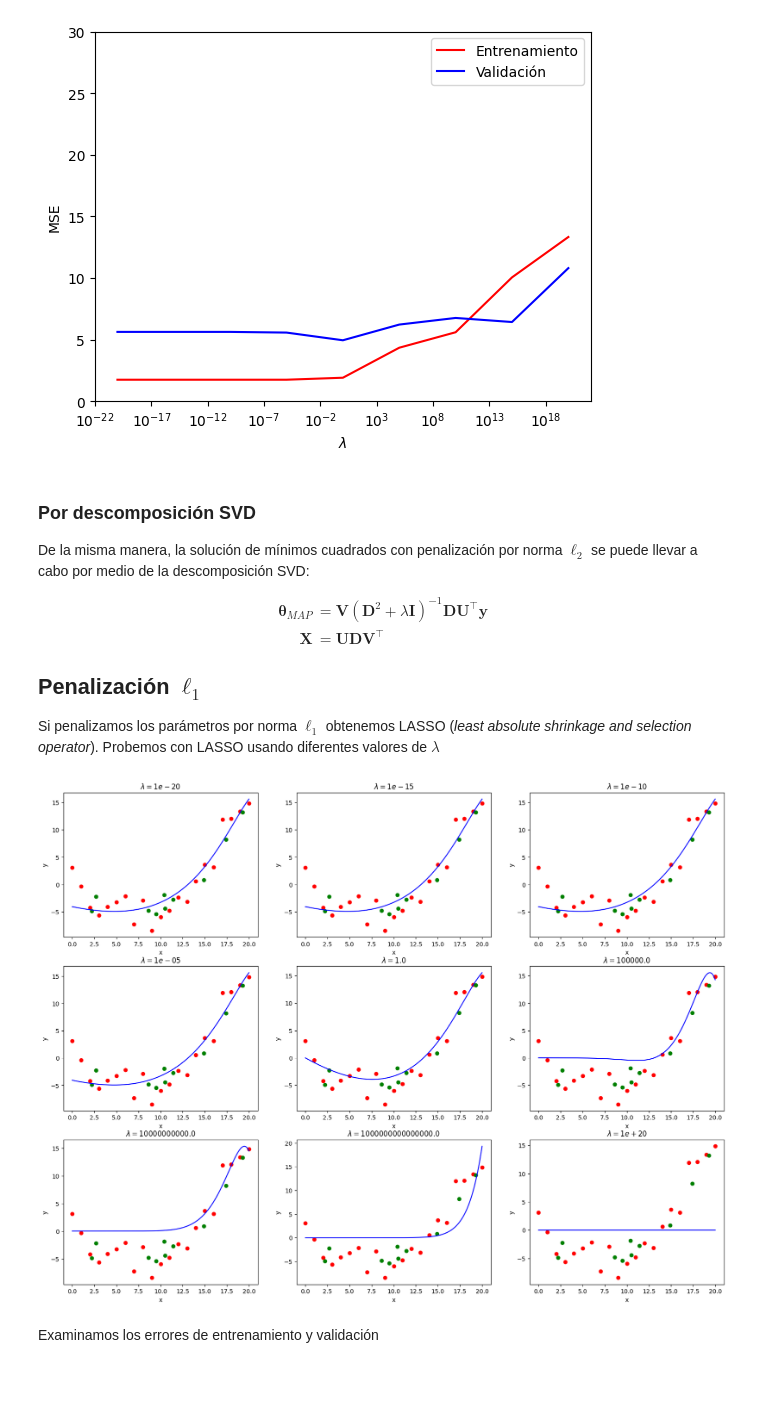
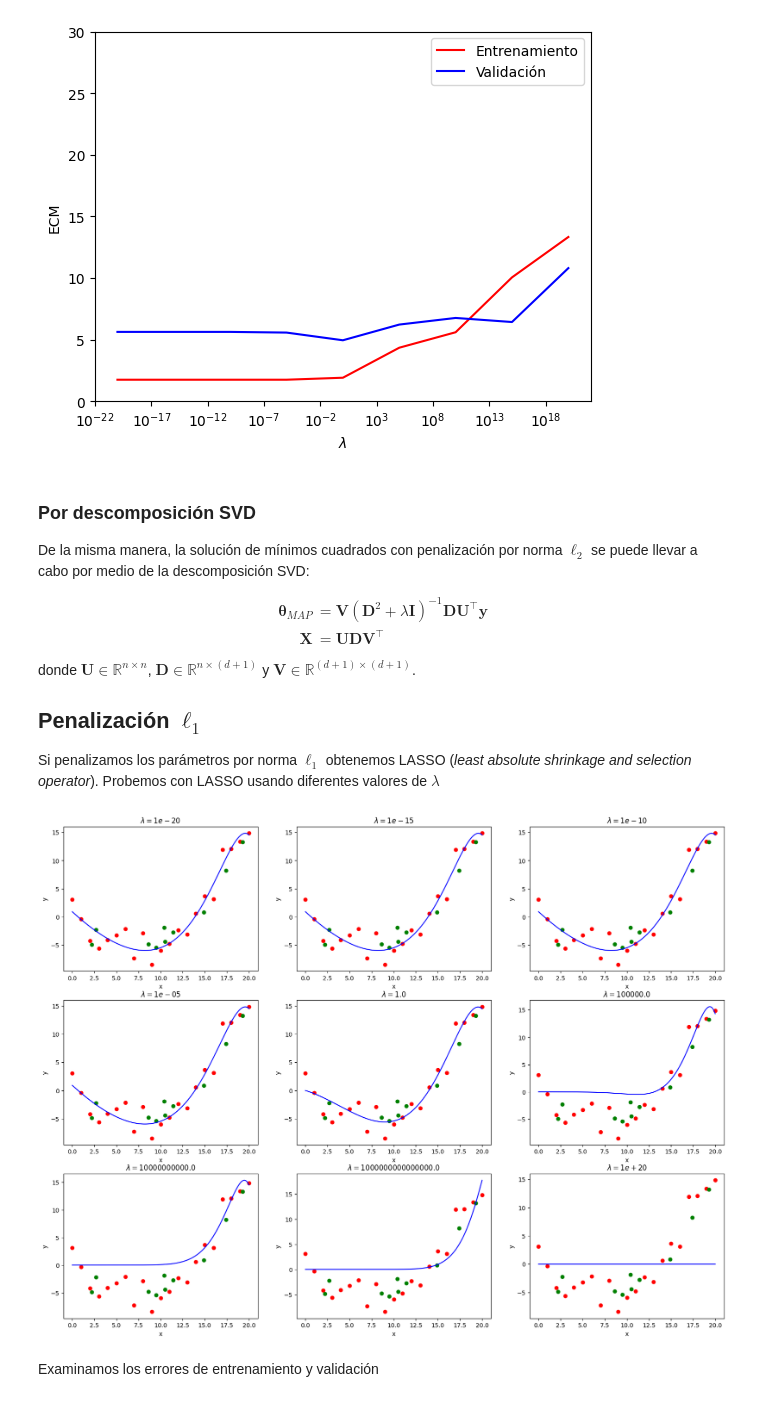
Before and after one commit to gibranfp/CursoAprendizajeAutomatizado, a Jupyter notebook: notebooks/2b_regularizacion.ipynb, the cells around one changed output. Drawn from its saved outputs; the diff is of its cells as text; code cells hidden in the pictures.

```diff
--- a/notebooks/2b_regularizacion.ipynb
+++ b/notebooks/2b_regularizacion.ipynb
@@ -180,7 +200,7 @@ plt.show()
 # %% [markdown]
 Revisemos más de cerca el ajuste del modelo para grado 20
 # %%
-y_hat_rango, mse_ent, mse_valid = entrena_evalua(MinimosCuadradosQR(),
+y_hat_rango, ecm_ent, ecm_valid = entrena_evalua(MinimosCuadradosQR(),
                                                  X_ent,
                                                  y_ent,
                                                  X_valid,
@@ -239,11 +262,11 @@ Entrenamos y evaluamos el método de regresión lineal con penalización por nor
 # %%
 plt.figure(figsize=(20,15))
 lambdas = np.geomspace(1e-20, 1e20, num=9)
-mse_ent_lambdas = np.zeros(lambdas.shape[0])
-mse_valid_lambas = np.zeros(lambdas.shape[0])
+ecm_ent_lambdas = np.zeros(lambdas.shape[0])
+ecm_valid_lambas = np.zeros(lambdas.shape[0])
 for i,l in enumerate(lambdas):
   plt.subplot(3, 3, i + 1)
-  y_hat_rango, mse_ent_lambdas[i], mse_valid_lambas[i] = entrena_evalua(MinimosCuadradosL2(lc=l),
+  y_hat_rango, ecm_ent_lambdas[i], ecm_valid_lambas[i] = entrena_evalua(MinimosCuadradosL2(lc=l),
                                                                         X_ent,
                                                                         y_ent,
                                                                         X_valid,
@@ -289,18 +314,25 @@ class MinimosCuadradosL2QR(RegresionLineal):
     self._lc = lc
 
   def _estima_parametros(self, X, y):
-    lcI = np.sqrt(self._lc * np.identity(X.shape[1]))
-    X_tilde = np.concatenate((X, lcI))
-    y_tilde = np.concatenate((y, np.zeros(X.shape[1])))
+    lcI = np.sqrt(self._lc) * np.identity(X.shape[1])
+    X_tilde = np.concatenate((X, lcI), axis = 0)
+    y_tilde = np.concatenate((y, np.zeros(X.shape[1])), axis = 0)
+
     q, r = np.linalg.qr(X_tilde)
-    self.parameters = np.linalg.inv(r) @ q.T @ y_tilde
+
+    # Más estable numéricamente y eficiente que invertir R es resolver
+    # Rθ = Q^T y_tilde
+    self.parameters = np.linalg.solve(r, q.T @ y_tilde)
+
+    # Equivalente pero menos recomendable numéricamente
+    # self.parameters = np.linalg.inv(r) @ q.T @ y_tilde
 # %% [markdown]
 Repetimos el proceso anterior
 # %%
 plt.figure(figsize=(20,15))
 for i,l in enumerate(lambdas):
   plt.subplot(3, 3, i + 1)
-  y_hat_rango, mse_ent_lambdas[i], mse_valid_lambas[i] = entrena_evalua(MinimosCuadradosL2QR(lc=l),
+  y_hat_rango, ecm_ent_lambdas[i], ecm_valid_lambas[i] = entrena_evalua(MinimosCuadradosL2QR(lc=l),
                                                                         X_ent,
                                                                         y_ent,
                                                                         X_valid,
@@ -338,32 +370,33 @@ De la misma manera, la solución de mínimos cuadrados con penalización por nor
 \mathbf{X} & = \mathbf{U} \mathbf{D} \mathbf{V}^\top
 \end{align*}
 
+donde $\textbf{U} \in \mathbb{R}^{n \times n}$, $\textbf{D} \in \mathbb{R}^{n \times (d+1)}$ y $\textbf{V} \in \mathbb{R}^{(d+1) \times (d+1)}$.
+
 ## Penalización $\ell_1$
 Si penalizamos los parámetros por norma $\ell_1$ obtenemos LASSO (_least absolute shrinkage and selection operator_). Probemos con LASSO usando diferentes valores de $\lambda$
 # %%
 from sklearn.linear_model import Lasso
 
 plt.figure(figsize=(20,15))
 for i,l in enumerate(lambdas):
   plt.subplot(3, 3, i + 1)
-  y_hat_rango, mse_ent_lambdas[i], mse_valid_lambas[i] = entrena_evalua(Lasso(alpha=l,
-                                                                              tol=0.08,
+  y_hat_rango, ecm_ent_lambdas[i], ecm_valid_lambas[i] = entrena_evalua(Lasso(alpha=l,
                                                                               fit_intercept=False),
                                                                         X_ent,
                                                                         y_ent,
                                                                         X_valid,
                                                                         y_valid,
                                                                         X_rango,
                                                                         14)
   plt.plot(X_ent, y_ent, 'ro', label='Datos de entrenamiento')
   plt.plot(X_valid, y_valid, 'go', label='Datos de validación')
   plt.plot(X_rango, y_hat_rango, 'b', label='Modelo ajustado')
   plt.xlabel('x')
   plt.ylabel('y')
   plt.title(f'$\\lambda = {l}$')
 plt.show()
 # %% [output]
-[figure, old version]
+[figure, new version]
 # %% [markdown]
 Examinamos los errores de entrenamiento y validación
 # %%
```
Also changed, not shown: parts of 20 cells of this notebook.
